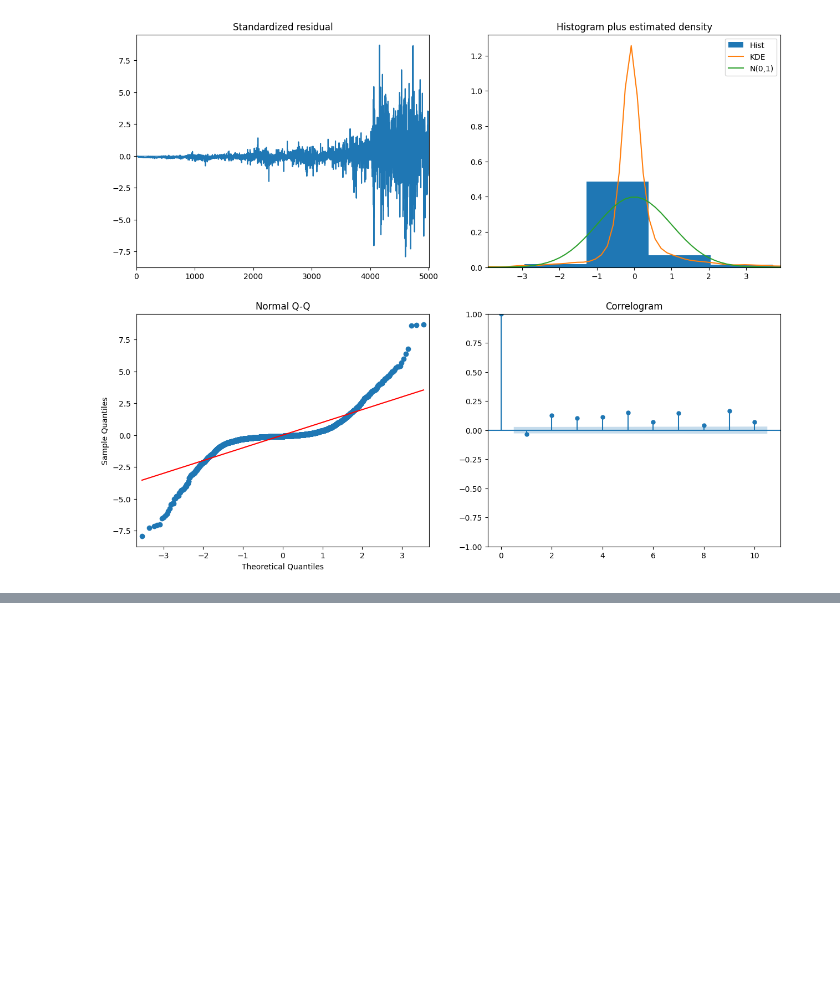
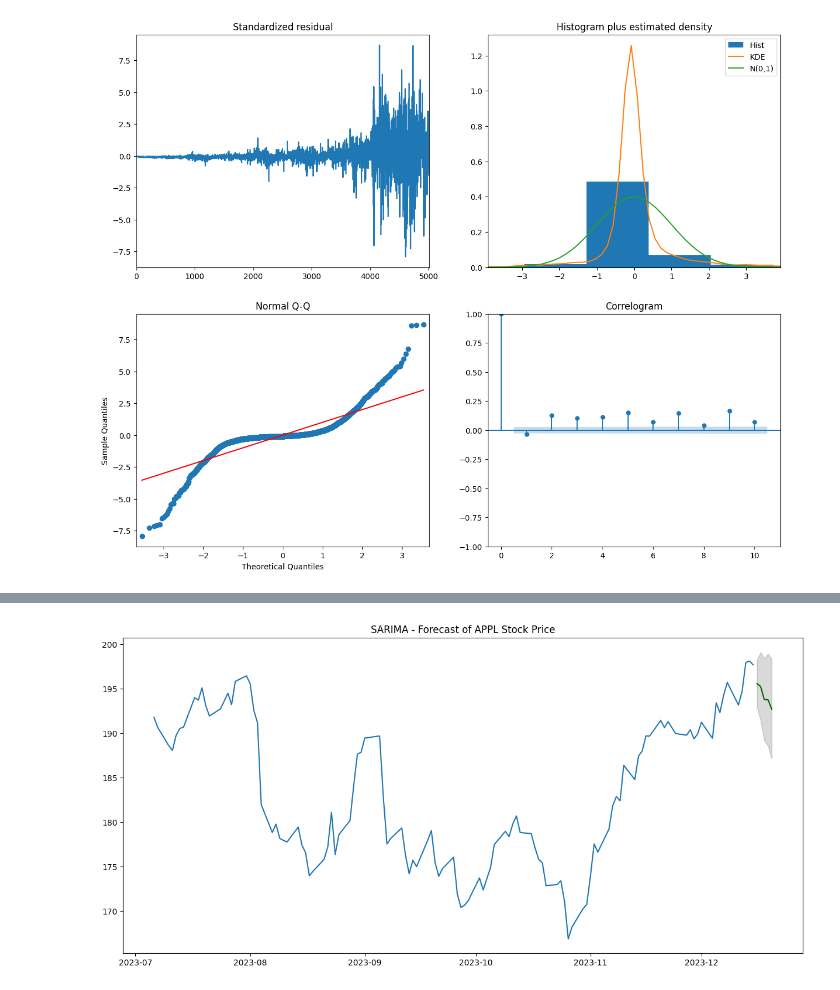
Before and after one commit to readingshapes/stock_forecasting, a Jupyter notebook: stock_forecasting_kevin.ipynb, the cells around one changed output, grey strips where cells are left out. Saved outputs shown, nothing was run; the diff lists cells and outputs as text; code cells hidden in the pictures; blank space fills up the shorter version.

Commit message:
SARIMA plot

```diff
--- a/stock_forecasting_kevin.ipynb
+++ b/stock_forecasting_kevin.ipynb
@@ -133,4 +133,4 @@ def forecast(model, df, forecast_date):
 
     return df_result
 # %%
-test=forecast(loaded_model, apple_transformed, "2023-12-13")
+test=forecast(loaded_model, apple_transformed, "2023-12-20")
@@ -138,0 +153,14 @@ ValueError: Prediction must have `end` after `start`.
+# %%
+# Plot
+plt.figure(figsize=(15,7))
+plt.plot(test["Actual"][-120:], color='#1f76b4')
+plt.plot(test["Prediction"], color='darkgreen')
+plt.fill_between(test.index,
+                test["Low"],
+                test["High"],
+                color='k', alpha=.15)
+
+plt.title("SARIMA - Forecast of APPL Stock Price")
+plt.show()
+# %% [output]
+[figure, added]
```
Also changed, not shown: parts of 2 cells of this notebook.
